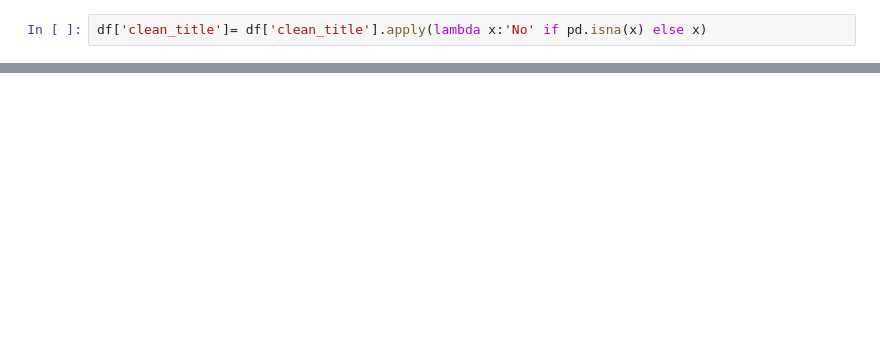
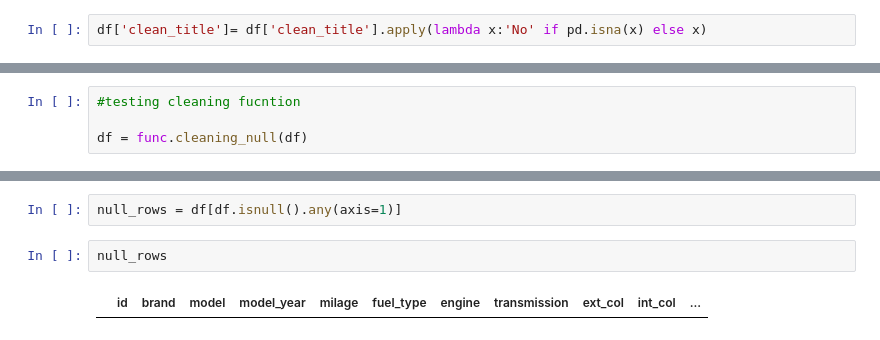
Before and after one commit to floryhblt/used_car_prices, a Jupyter notebook: notebooks/cleaning_tiago.ipynb, the cells around one changed output, grey strips where cells are left out. Drawn from its saved outputs; the diff is of its cells as text; blank space fills up the shorter version.

```diff
--- a/notebooks/cleaning_tiago.ipynb
+++ b/notebooks/cleaning_tiago.ipynb
@@ -354,0 +127,4 @@ df.accident.fillna('No', inplace = True)
+# %%
+#testing cleaning fucntion
+
+df = func.cleaning_null(df)
@@ -354,0 +161,6 @@ df.accident.fillna('No', inplace = True)
+# %%
+null_rows = df[df.isnull().any(axis=1)]
+# %%
+null_rows
+# %% [output]
+|  | id | brand | model | model_year | milage | fuel_type | engine | transmission | ext_col | int_col | ... |
```
Also changed, not shown: parts of 30 cells of this notebook, 2 other files.
